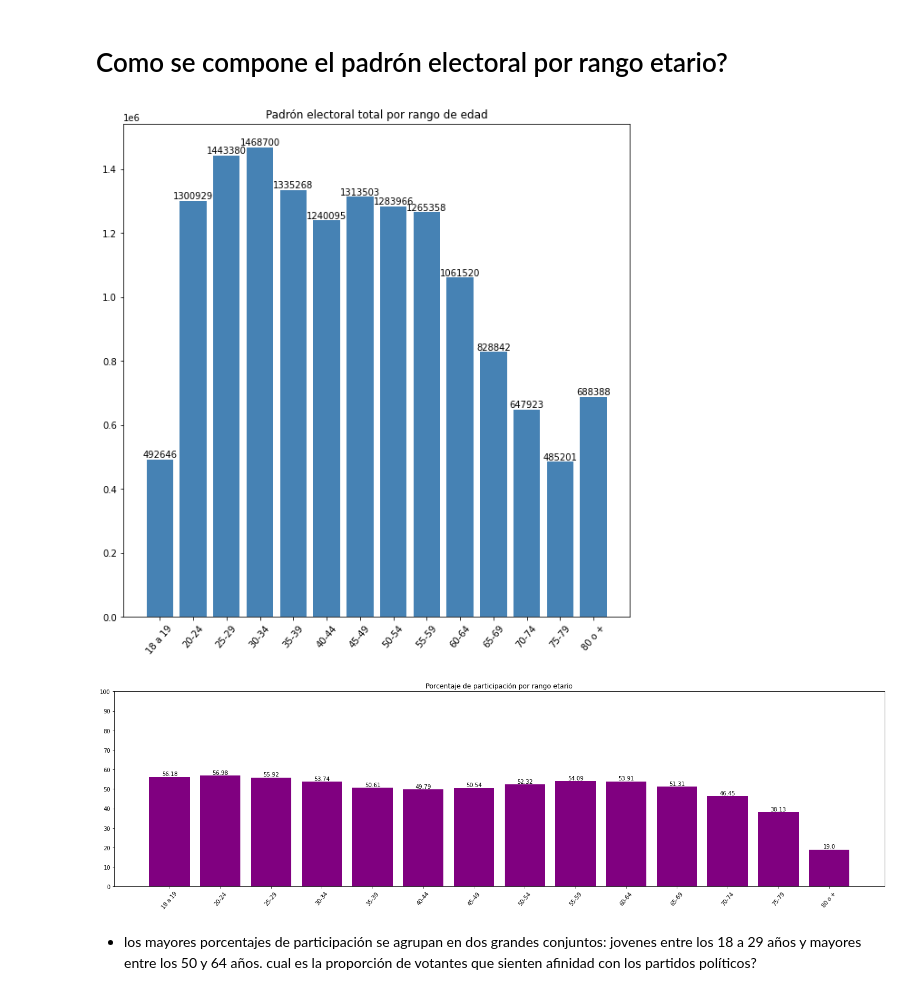
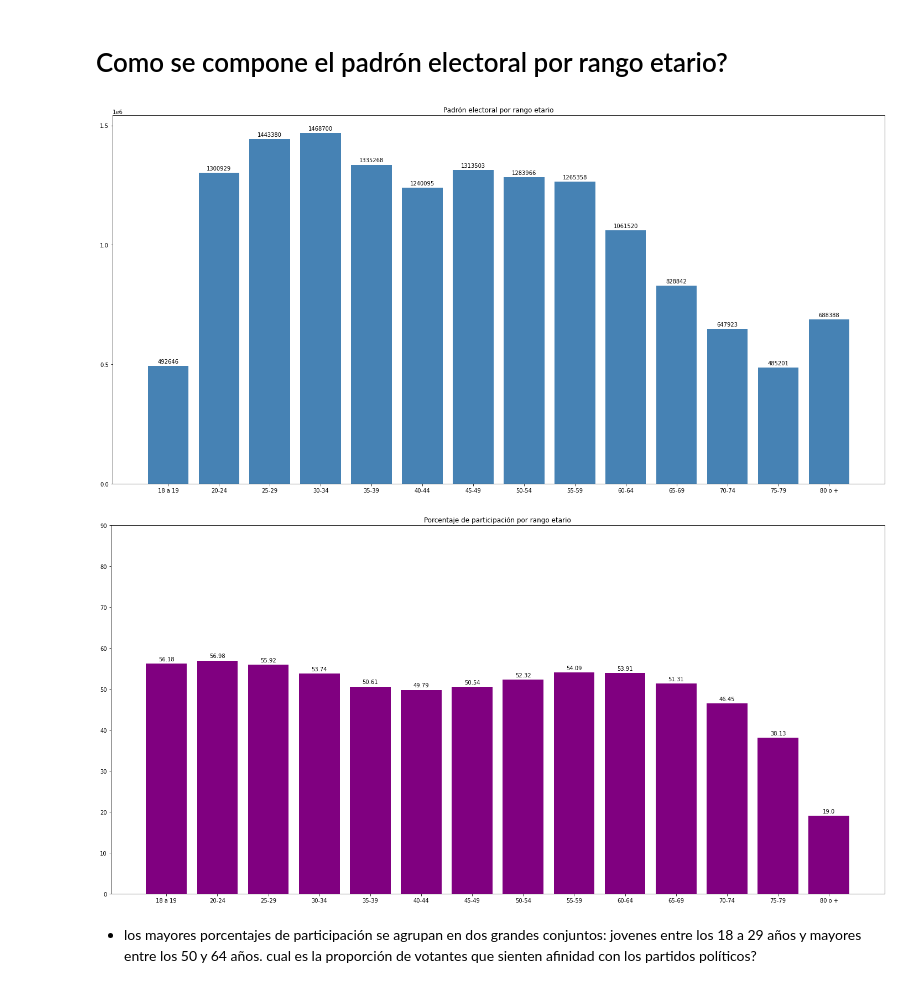
Before and after one commit to framirezv/proyecto-portafolio, a Jupyter notebook: notebooks/EDA_plebiscito_chile.ipynb, the cells around one changed output. Cells and saved outputs as stored; diff of their text form; code cells hidden in the pictures.

```diff
--- a/notebooks/EDA_plebiscito_chile.ipynb
+++ b/notebooks/EDA_plebiscito_chile.ipynb
@@ -175,54 +133,71 @@ plt.show()
 #creando dataframe para padrón electoral por rango de edad
 df_padron_rango_edad = df_datos.groupby('Rango Edad').count()[['Cedula','Votaron']].reset_index()
 # %%
-#mostramos el padrón electoral por randgo de edad
-plt.bar(df_padron_rango_edad['Rango Edad'],df_padron_rango_edad['Cedula'],
-       color='steelblue')
+# #mostramos el padrón electoral por randgo de edad
 
-#añadimos el título para nuestra gráfica
-plt.title('Padrón electoral total por rango de edad')
-#incorporamos una rotación para las etiquetas en eje x
-plt.xticks(rotation=50)
+#Obtenemos la posicion de cada etiqueta en el eje de X
+y = np.arange(0,2000000,500000)
+#tamaño de cada barra
+width = 0.2
 
-#incorporamos anotaciones para nuestras barras
-for i,txt in enumerate(df_padron_rango_edad['Cedula']):
-    plt.annotate(txt,(df_padron_rango_edad['Rango Edad'][i],df_padron_rango_edad['Cedula'][i]),
-                 horizontalalignment= 'center',
-                verticalalignment='bottom')
+fig, ax = plt.subplots(figsize=(20, 10))
 
-plt.rcParams["figure.figsize"] = (20, 6)
+#Generamos las barras para cada categoría
+rects1 = ax.bar(df_padron_rango_edad['Rango Edad'],df_padron_rango_edad['Cedula'],color='steelblue')
+
+
+
+#añadimos titulo a nuestra gráfica
+ax.set_title('Padrón electoral por rango etario')
+
+ax.set_yticks(y)
+
+#Añadimos las etiquetas para cada barra llamando a nuestra función
+autolabel(rects1)
+
+
+fig.tight_layout()
 plt.savefig('padron_electoral_edad.png')
+#Mostramos la grafica con el metodo show()
+
+
 plt.show()
 # %% [output]
-[figure, old version]
+[figure, new version]
 # %%
 #agregamos el % de participación como columna a nuestro dataframe
 df_padron_rango_edad['participacion'] = np.round(df_padron_rango_edad['Votaron']*100/df_padron_rango_edad['Cedula'],2)
 # %%
-#mostramos el porcentaje de participación por rango etario
-plt.bar(df_padron_rango_edad['Rango Edad'],df_padron_rango_edad['participacion'],
-         color='purple')
+# #mostramos la participación por randgo de edad
 
-plt.rcParams["figure.figsize"] = (20, 6)
+#Obtenemos la posicion de cada etiqueta en el eje de X
+y = np.arange(0,100,10)
+#tamaño de cada barra
+width = 0.2
+
+fig, ax = plt.subplots(figsize=(20, 10))
+
+#Generamos las barras para cada categoría
+rects1 = ax.bar(df_padron_rango_edad['Rango Edad'],df_padron_rango_edad['participacion'],color='purple')
 
 
 
-plt.xticks(rotation=50)
+#añadimos titulo a nuestra gráfica
+plt.title('Porcentaje de participación por rango etario')
+#
+ax.set_yticks(y)
 
-plt.title('Porcentaje de participación por rango etario')
-plt.yticks(np.arange(0,110,10))
+autolabel(rects1)
+#Añadimos las etiquetas para cada barra
+#autolabel(rects1)
+fig.tight_layout()
+plt.savefig('porc_participacion_edad.png')
+#Mostramos la grafica con el metodo show()
 
 
-for i,txt in enumerate(df_padron_rango_edad['participacion']):
-    plt.annotate(txt,(df_padron_rango_edad['Rango Edad'][i],df_padron_rango_edad['participacion'][i]),
-                 horizontalalignment= 'center',
-                verticalalignment='bottom')
-
-plt.savefig('porc_participacion_edad.png')
-plt.tight_layout()
 plt.show()
 # %% [output]
-[figure, old version]
+[figure, new version]
 # %% [markdown]
 * los mayores porcentajes de participación se agrupan en dos grandes conjuntos: jovenes entre los 18 a 29 años y mayores entre los 50 y 64 años. cual es la proporción de votantes que sienten afinidad con los partidos políticos?
 # %%
```
Also changed, not shown: parts of 12 cells of this notebook, 8 other files.
